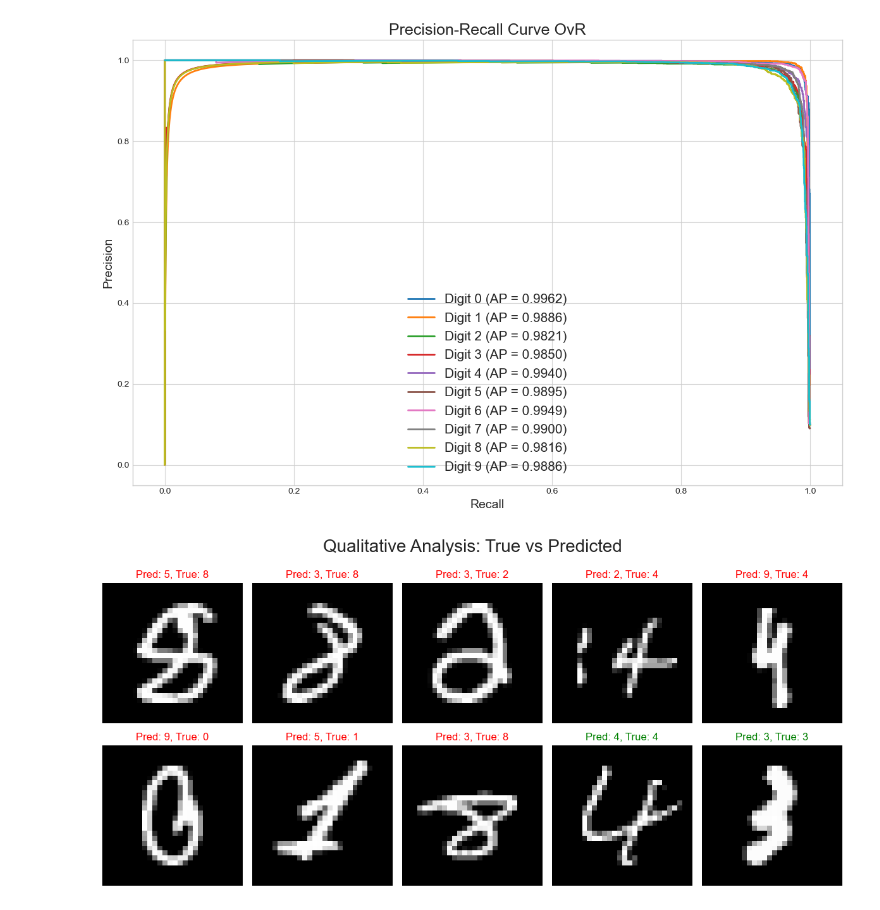
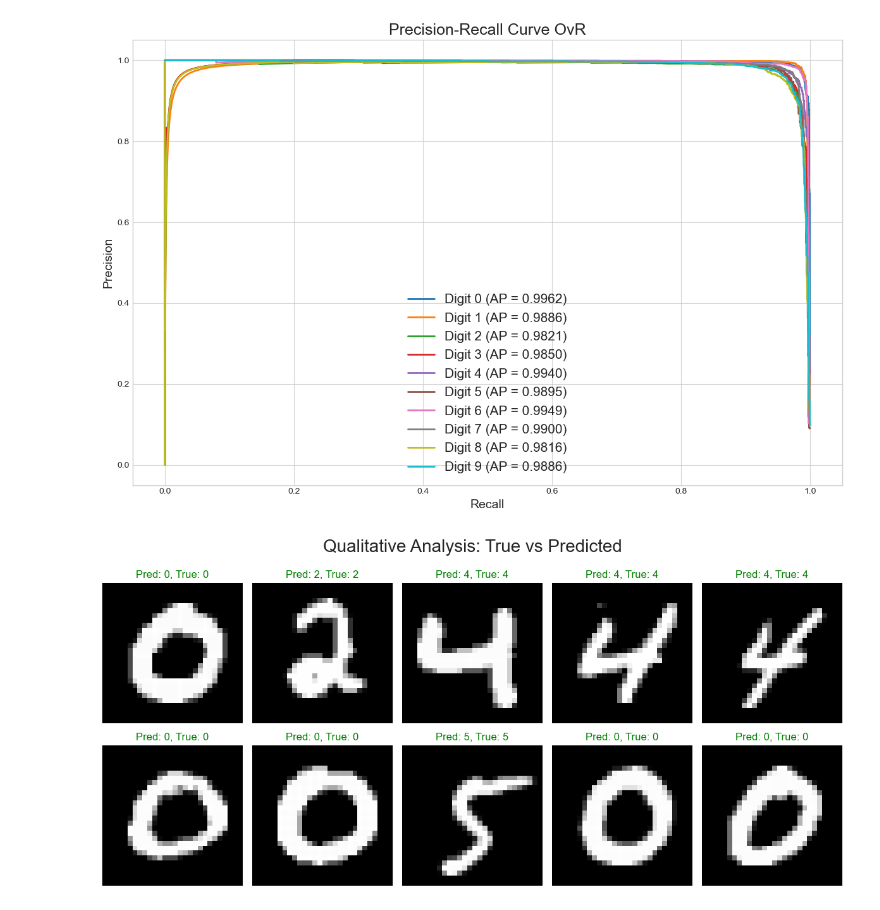
Before and after one commit to Booma1002/ML-Classes, a Jupyter notebook: MNIST.ipynb, the cells around one changed output. Saved outputs shown, nothing was run; the diff lists cells and outputs as text; code cells hidden in the pictures.

```diff
--- a/Temp.ipynb
+++ b/MNIST.ipynb
@@ -249,25 +249,25 @@ offset=0
 # %%
 num_samples = 10
 confidences = np.max(y_score, axis=1)
 # indices = np.random.choice(len(X_test_proc), num_samples, replace=False) # random sample
-# indices = np.argsort(confidences)[::-1][offset:offset +num_samples] # most confidence predictions
-indices = np.argsort(confidences)[offset:offset +num_samples] # least confidence predictions
+indices = np.argsort(confidences)[::-1][offset:offset +num_samples] # most confidence predictions
+# indices = np.argsort(confidences)[offset:offset +num_samples] # least confidence predictions
 offset += num_samples
 fig, axes = plt.subplots(2, 5, figsize=(12, 6))
 fig.suptitle('Qualitative Analysis: True vs Predicted', fontsize=20)
 for i, ax in enumerate(axes.flat):
     idx = indices[i]
     img = X_test[idx].reshape(28, 28)
 
     pred = model.predict(X_test_proc[idx].reshape(1, -1))[0]
     true = y_test[idx]
 
     ax.imshow(img, cmap='grey')
     ax.set_title(f"Pred: {pred}, True: {true}",
                  color=('green' if pred == true else 'red'))
     ax.axis('off')
 
 plt.tight_layout()
 plt.show()
 # %% [output]
-[figure, old version]
+[figure, new version]
```
